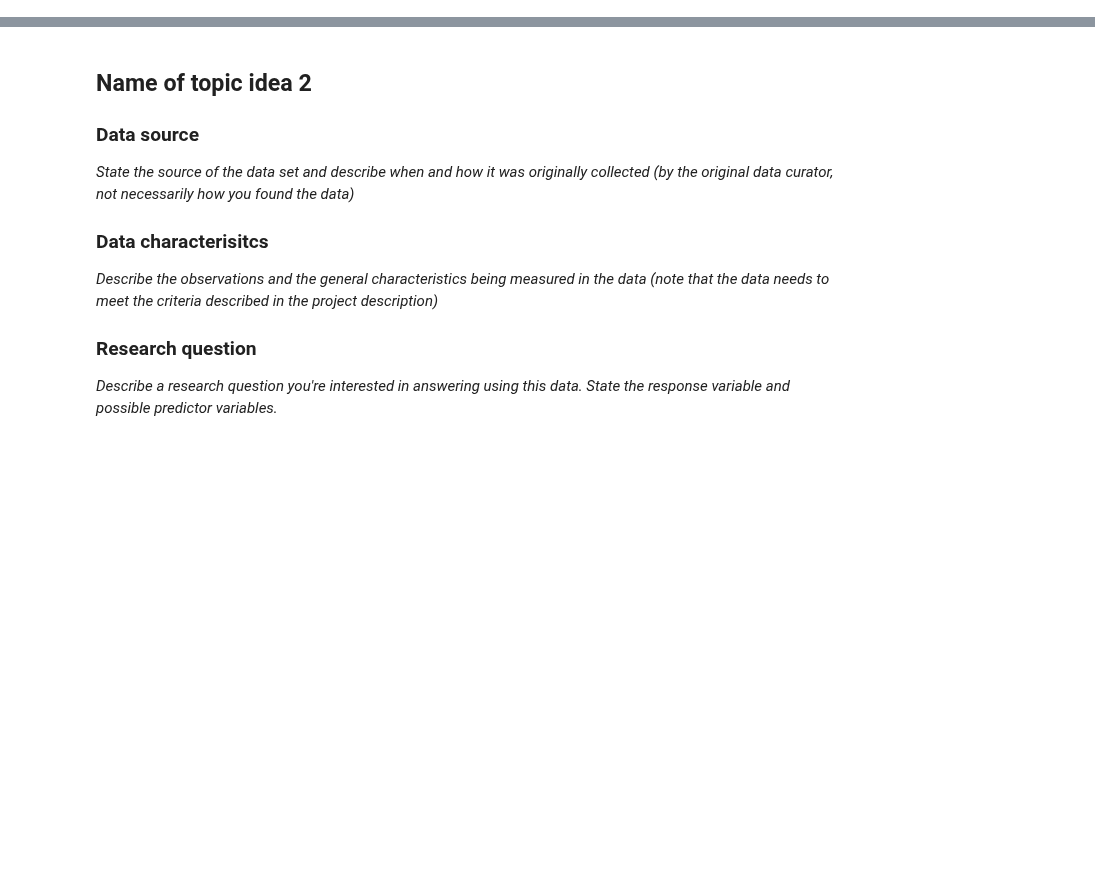
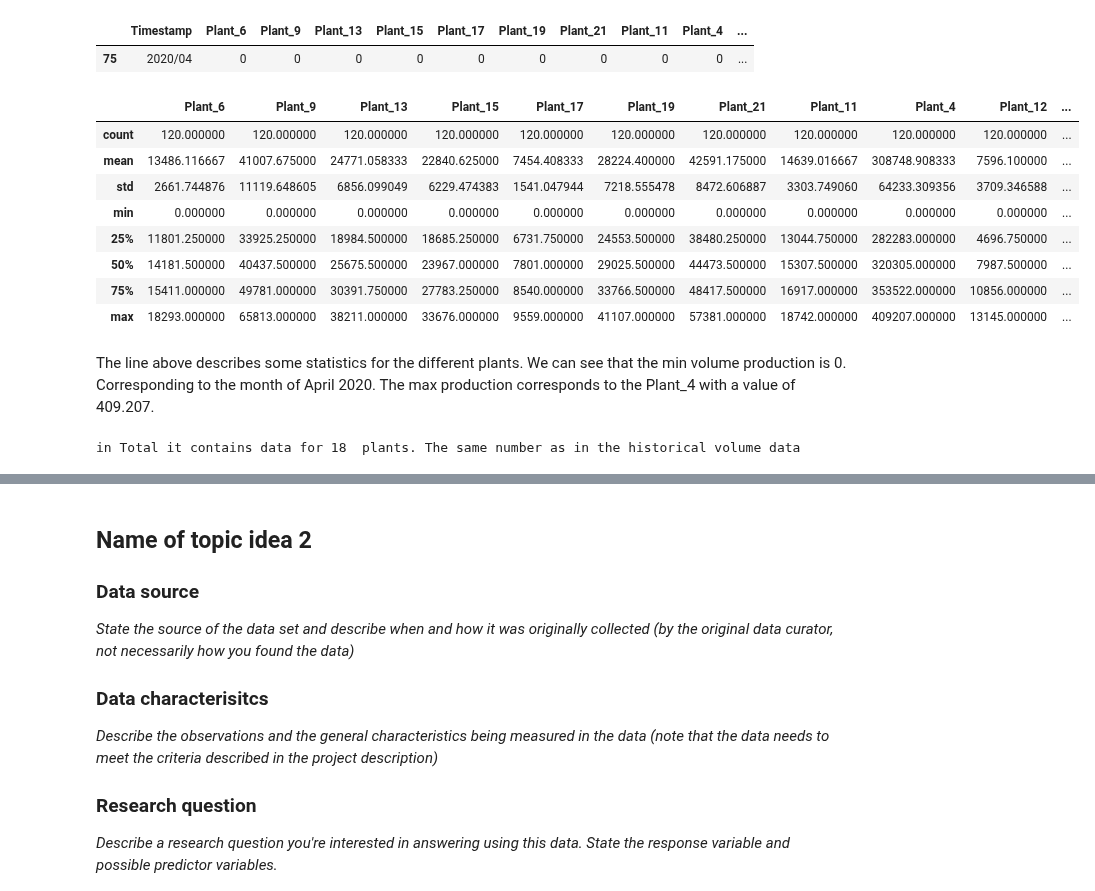
Before and after one commit to john2408/project_data_analytics, a Jupyter notebook: references/topic-ideas.ipynb, the cells around one changed output, grey strips where cells are left out. Cells and saved outputs as stored; diff of their text form; code cells hidden in the pictures; blank space fills up the shorter version.

```diff
--- a/references/topic-ideas.ipynb
+++ b/references/topic-ideas.ipynb
@@ -29,0 +141,4 @@ Group name:
+# %%
+df_prod = pd.read_csv("../data/raw/production_data.csv", index_col=0)
+
+df_prod.head()
@@ -29,0 +152,25 @@ Group name:
+# %%
+# There was no production in April 2020 due to the Covid lockdown
+df_prod[df_prod['Timestamp']=="2020/04"]
+# %% [output]
+|  | Timestamp | Plant_6 | Plant_9 | Plant_13 | Plant_15 | Plant_17 | Plant_19 | Plant_21 | Plant_11 | Plant_4 | ... |
+| 75 | 2020/04 | 0 | 0 | 0 | 0 | 0 | 0 | 0 | 0 | 0 | ... |
+# %%
+df_prod.describe()
+# %% [output]
+|  | Plant_6 | Plant_9 | Plant_13 | Plant_15 | Plant_17 | Plant_19 | Plant_21 | Plant_11 | Plant_4 | Plant_12 | ... |
+| count | 120.000000 | 120.000000 | 120.000000 | 120.000000 | 120.000000 | 120.000000 | 120.000000 | 120.000000 | 120.000000 | 120.000000 | ... |
+| mean | 13486.116667 | 41007.675000 | 24771.058333 | 22840.625000 | 7454.408333 | 28224.400000 | 42591.175000 | 14639.016667 | 308748.908333 | 7596.100000 | ... |
+| std | 2661.744876 | 11119.648605 | 6856.099049 | 6229.474383 | 1541.047944 | 7218.555478 | 8472.606887 | 3303.749060 | 64233.309356 | 3709.346588 | ... |
+| min | 0.000000 | 0.000000 | 0.000000 | 0.000000 | 0.000000 | 0.000000 | 0.000000 | 0.000000 | 0.000000 | 0.000000 | ... |
+| 25% | 11801.250000 | 33925.250000 | 18984.500000 | 18685.250000 | 6731.750000 | 24553.500000 | 38480.250000 | 13044.750000 | 282283.000000 | 4696.750000 | ... |
+| 50% | 14181.500000 | 40437.500000 | 25675.500000 | 23967.000000 | 7801.000000 | 29025.500000 | 44473.500000 | 15307.500000 | 320305.000000 | 7987.500000 | ... |
+| 75% | 15411.000000 | 49781.000000 | 30391.750000 | 27783.250000 | 8540.000000 | 33766.500000 | 48417.500000 | 16917.000000 | 353522.000000 | 10856.000000 | ... |
+| max | 18293.000000 | 65813.000000 | 38211.000000 | 33676.000000 | 9559.000000 | 41107.000000 | 57381.000000 | 18742.000000 | 409207.000000 | 13145.000000 | ... |
+# %% [markdown]
+The line above describes some statistics for the different plants. We can see that the min volume production is 0. Corresponding to the month of April 2020. The max production corresponds to the Plant_4 with a value of 409.207.
+# %%
+print("In total it contains data for", len(np.unique(df_prod.describe().columns)), " plants. The same number as in the historical volume data")
+print("In total it contains data for", len(np.unique(df_prod.describe().columns)), " plants. The same number as in the historical volume data")
+# %% [output]
+in Total it contains data for 18  plants. The same number as in the historical volume data
```
Also changed, not shown: parts of 14 cells of this notebook, 4 other files.
